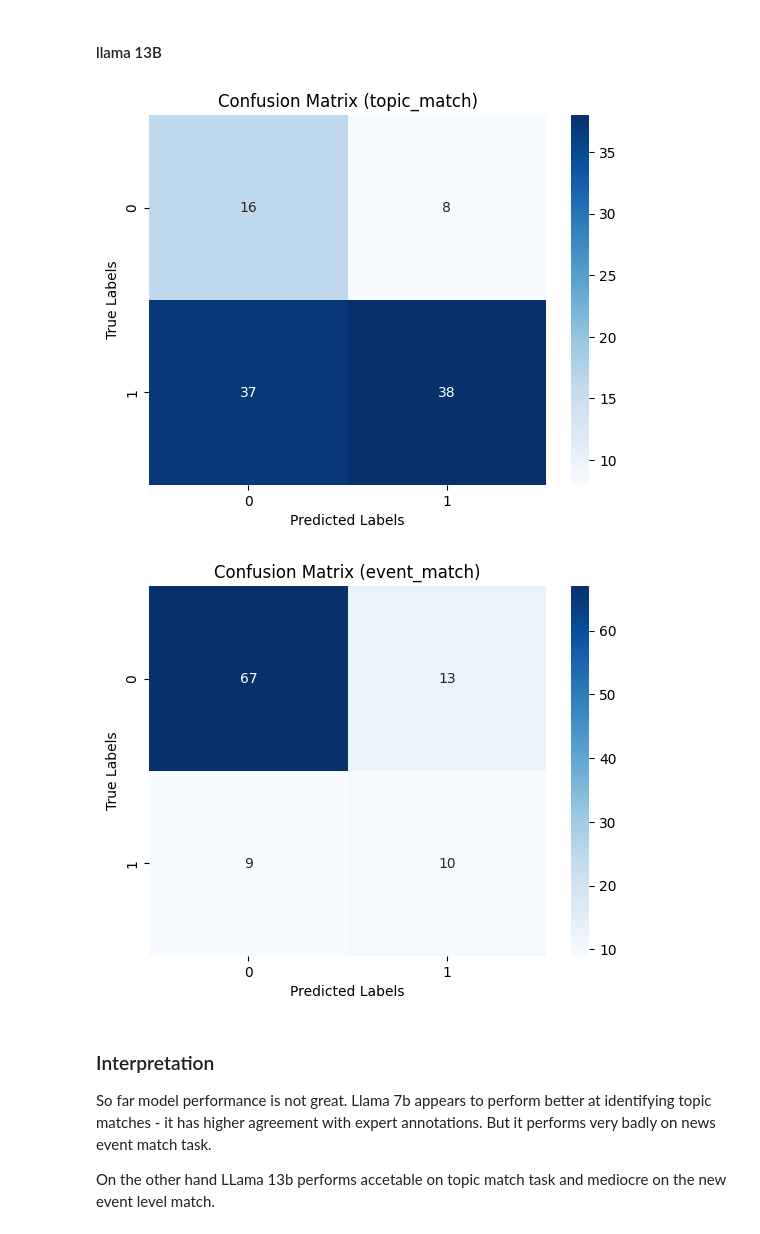
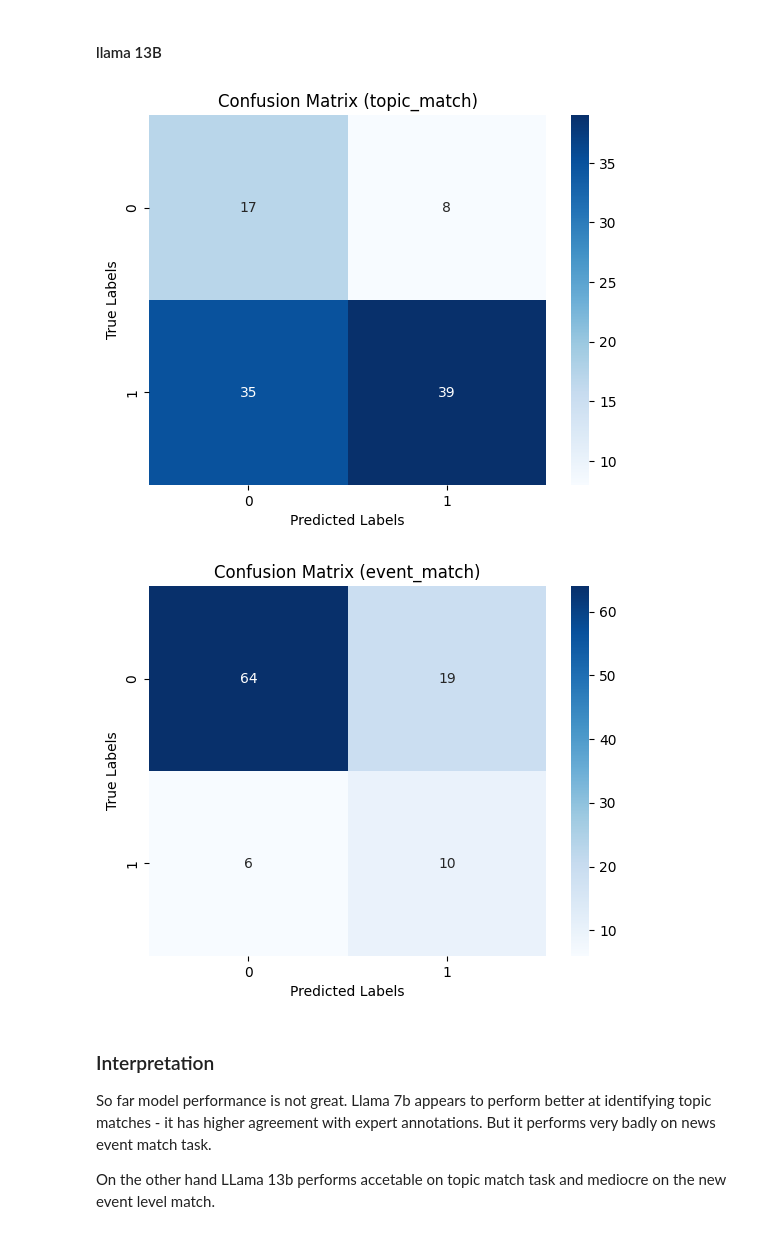
Before and after one commit to psyronika/LLM_validate, a Jupyter notebook: src/analysis/performance/performance_prompts.ipynb, the cells around one changed output. Cells and saved outputs as stored; diff of their text form; code cells hidden in the pictures.

```diff
--- a/src/analysis/performance/performance_prompts.ipynb
+++ b/src/analysis/performance/performance_prompts.ipynb
@@ -65,3 +106,25 @@ Replaced text in row 89 with '1'.
 # %%
 #expert annotated
 df3 = load_excel_file('../../../../initial_out/prompt_validation_set_final_done_.xlsx')
+# %%
+def change_columns_to_object(df, columns_to_convert):
+    """
+    Change the data type of specified columns in a DataFrame to object (string).
+
+    Parameters:
+    - df (pd.DataFrame): The DataFrame to modify.
+    - columns_to_convert (list of str): List of column names to convert to object type.
+
+    Returns:
+    - pd.DataFrame: The modified DataFrame.
+    """
+    for column in columns_to_convert:
+        if column in df.columns:
+            df[column] = df[column].astype(int)
+        else:
+            print(f"Column '{column}' not found in the DataFrame.")
+    return df
+# %%
+df3 = change_columns_to_object(df3, columns_to_convert=['event_match', 'topic_match'])
+# %%
+df1 = change_columns_to_object(df1, columns_to_convert=['Event_match', 'Topic_match'])
@@ -154,0 +194,4 @@ results3
+# %%
+#13B results
+results4 = calculate_precision_recall_f1_accuracy(df5, df3)
+results4
@@ -190,23 +522,23 @@ plt.show()
 # %% [markdown]
 #### llama 13B
 # %%
-sns.heatmap(results2["Confusion Matrix (topic_match)"], annot=True, fmt='d', cmap='Blues',
+sns.heatmap(results4["Confusion Matrix (topic_match)"], annot=True, fmt='d', cmap='Blues',
             xticklabels=['0', '1'], yticklabels=['0', '1'])
 plt.xlabel('Predicted Labels')
 plt.ylabel('True Labels')
 plt.title('Confusion Matrix (topic_match)')
 plt.show()
 
 
-sns.heatmap(results2["Confusion Matrix (event_match)"], annot=True, fmt='d', cmap='Blues',
+sns.heatmap(results4["Confusion Matrix (event_match)"], annot=True, fmt='d', cmap='Blues',
             xticklabels=['0', '1'], yticklabels=['0', '1'])
 plt.xlabel('Predicted Labels')
 plt.ylabel('True Labels')
 plt.title('Confusion Matrix (event_match)')
 plt.show()
 # %% [output]
-[figure, old version]
+[figure, new version]
-[figure, old version]
+[figure, new version]
 # %% [markdown]
 ### Interpretation
 
```
Also changed, not shown: parts of 80 cells of this notebook, 1 other file.
